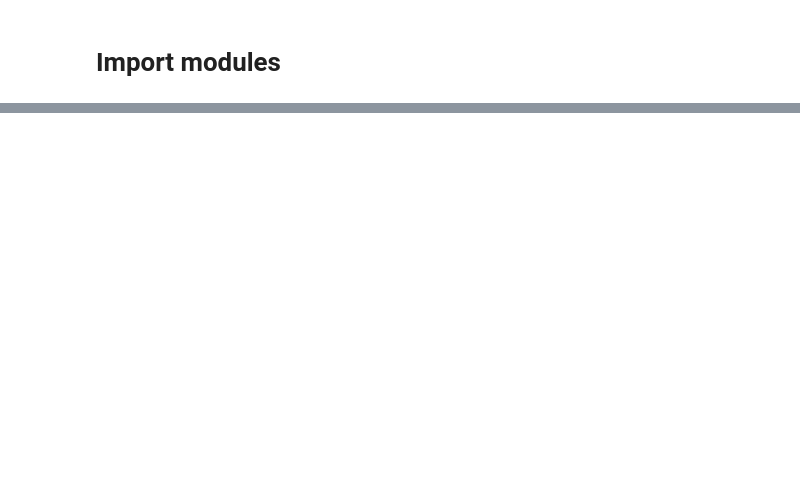
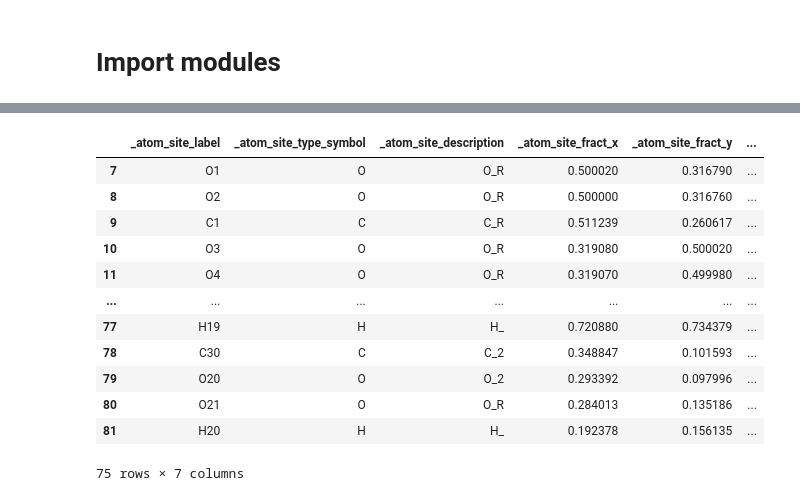
Before and after one commit to batprem/tmlcc-hackathon, a Jupyter notebook: preprocess.ipynb, the cells around one changed output, grey strips where cells are left out. Cells and saved outputs as stored; diff of their text form; code cells hidden in the pictures; blank space fills up the shorter version.

```diff
--- a/preprocess.ipynb
+++ b/preprocess.ipynb
@@ -118,0 +58,2 @@ ValueError: mof_cif_train/mof_cif_train/mof_unit_1.cif:3:45: parse error
+# %%
+adapted_cif: dict = cif2pandas_adapter.apply(Train.cif_filepath[1])
@@ -118,0 +75,16 @@ ValueError: mof_cif_train/mof_cif_train/mof_unit_1.cif:3:45: parse error
+# %%
+pd.DataFrame(adapted_cif['loops'][0])
+# %% [output]
+|  | _atom_site_label | _atom_site_type_symbol | _atom_site_description | _atom_site_fract_x | _atom_site_fract_y | ... |
+| 7 | O1 | O | O_R | 0.500020 | 0.316790 | ... |
+| 8 | O2 | O | O_R | 0.500000 | 0.316760 | ... |
+| 9 | C1 | C | C_R | 0.511239 | 0.260617 | ... |
+| 10 | O3 | O | O_R | 0.319080 | 0.500020 | ... |
+| 11 | O4 | O | O_R | 0.319070 | 0.499980 | ... |
+| ... | ... | ... | ... | ... | ... | ... |
+| 77 | H19 | H | H_ | 0.720880 | 0.734379 | ... |
+| 78 | C30 | C | C_2 | 0.348847 | 0.101593 | ... |
+| 79 | O20 | O | O_2 | 0.293392 | 0.097996 | ... |
+| 80 | O21 | O | O_R | 0.284013 | 0.135186 | ... |
+| 81 | H20 | H | H_ | 0.192378 | 0.156135 | ... |
+75 rows × 7 columns
```
Also changed, not shown: parts of 31 cells of this notebook, 7 other files.
